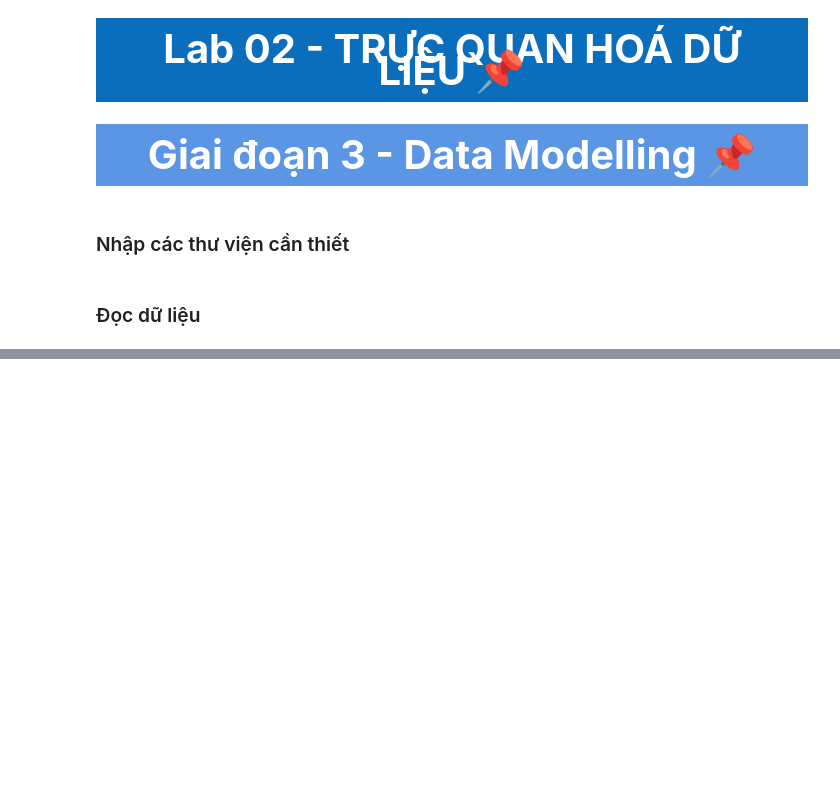
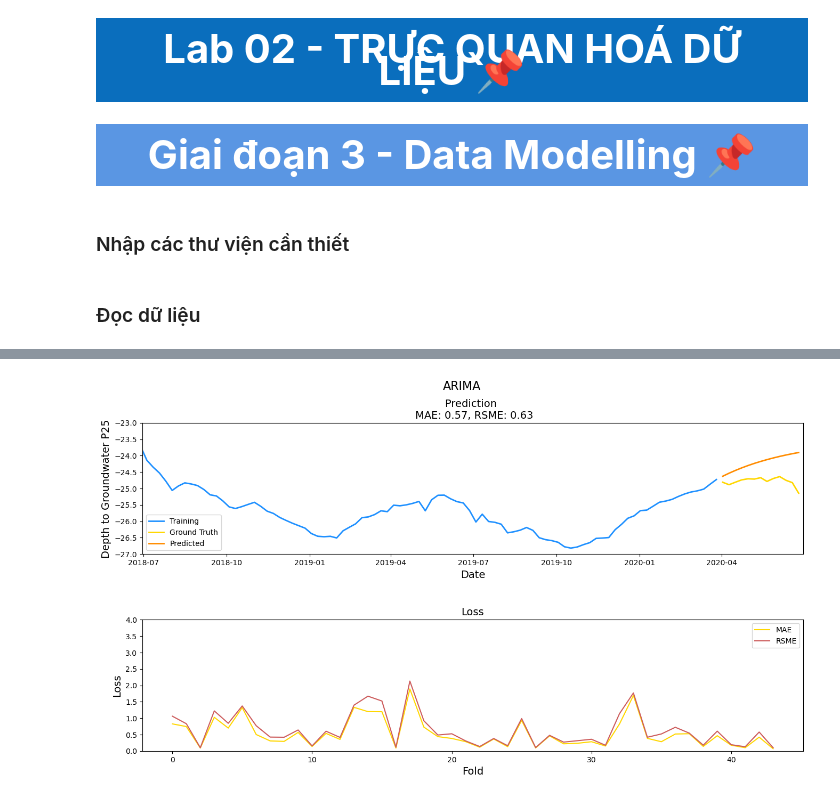
Before and after one commit to GenNyu/Lab-2---DV, a Jupyter notebook: 3.0_DataModelling.ipynb, the cells around one changed output, grey strips where cells are left out. Cells and saved outputs as stored; diff of their text form; code cells hidden in the pictures; blank space fills up the shorter version.

```diff
--- a/3.0_DataModelling.ipynb
+++ b/3.0_DataModelling.ipynb
@@ -22,0 +341,28 @@ df = pd.read_csv('./data/Water_Cleaner_2.csv', parse_dates=['Date'], date_parser
+# %%
+from statsmodels.tsa.arima.model import ARIMA
+
+score_mae = []
+score_rsme = []
+
+for fold, valid_quarter_id in enumerate(range(2, N_SPLITS)):
+    train_index = df1[df1.quarter_idx < valid_quarter_id].index
+    valid_index = df1[df1.quarter_idx == valid_quarter_id].index
+
+    y_train, y_valid = y.iloc[train_index], y.iloc[valid_index]
+
+    # Huấn luyện mô hình với Vector Auto Regression (VAR)
+    model = ARIMA(y_train, order=(1,1,1))
+    model_fit = model.fit()
+
+    y_valid_pred = model_fit.predict(valid_index[0], valid_index[-1])
+
+    score_mae.append(mean_absolute_error(y_valid, y_valid_pred))
+    score_rsme.append(math.sqrt(mean_squared_error(y_valid, y_valid_pred)))
+
+model = ARIMA(y, order=(1,1,1))
+model_fit = model.fit()
+
+y_pred = model_fit.predict(y.index[-1]+1, y.index[-1] + len(y_test)).reset_index(drop=True)
+plot_approach_evaluation(y_pred, score_mae, score_rsme, 'ARIMA')
+# %% [output]
+[figure, added]
```
Also changed, not shown: parts of 56 cells of this notebook, 1 other file.
